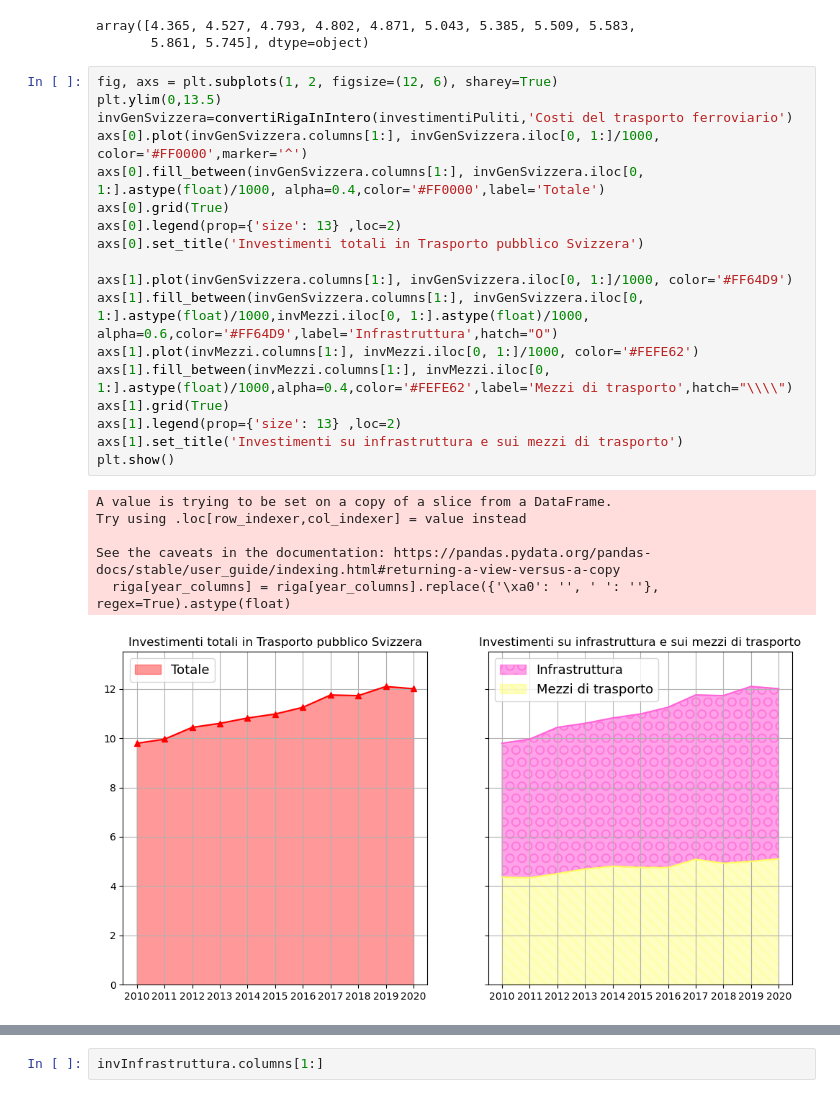
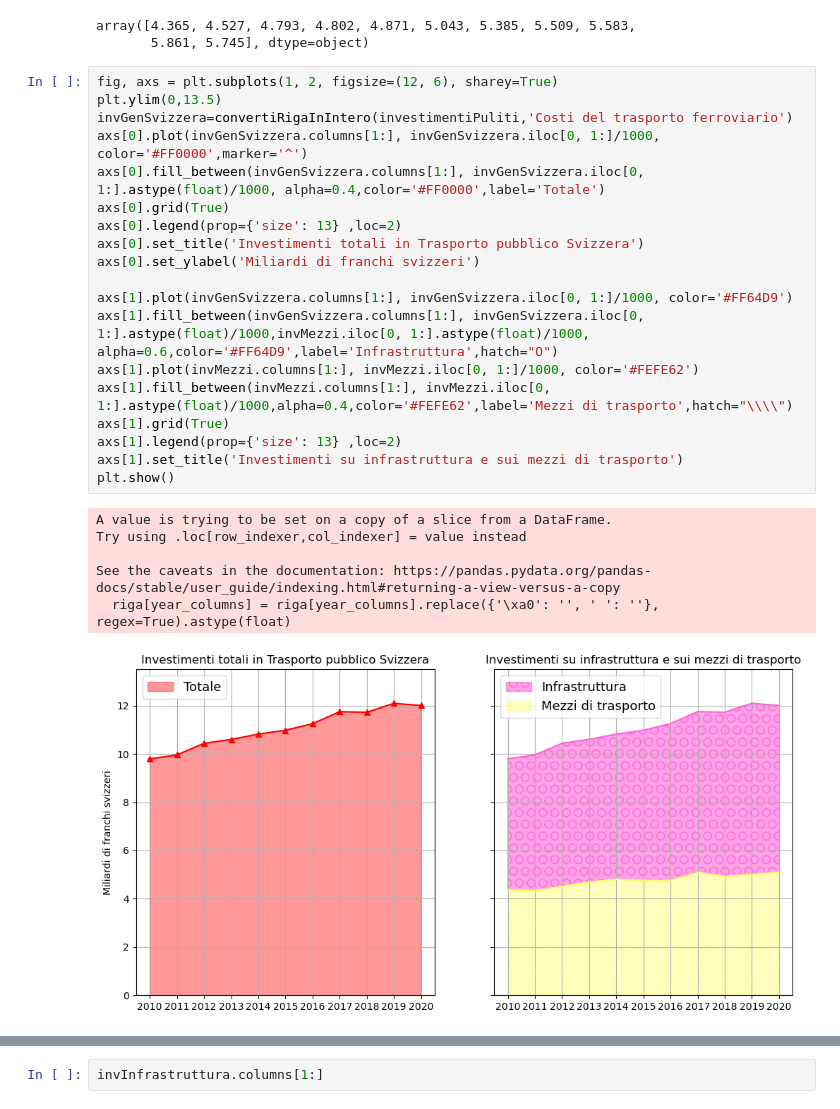
Before and after one commit to alemele01/vs24, a Jupyter notebook: investimentiSvizzeri.ipynb, the cells around one changed output, grey strips where cells are left out. Saved outputs shown, nothing was run; the diff lists cells and outputs as text.

```diff
--- a/investimentiSvizzeri.ipynb
+++ b/investimentiSvizzeri.ipynb
@@ -177,28 +181,29 @@ array([4.365, 4.527, 4.793, 4.802, 4.871, 5.043, 5.385, 5.509, 5.583,
 # %%
 fig, axs = plt.subplots(1, 2, figsize=(12, 6), sharey=True)
 plt.ylim(0,13.5)
 invGenSvizzera=convertiRigaInIntero(investimentiPuliti,'Costi del trasporto ferroviario')
 axs[0].plot(invGenSvizzera.columns[1:], invGenSvizzera.iloc[0, 1:]/1000, color='#FF0000',marker='^')
 axs[0].fill_between(invGenSvizzera.columns[1:], invGenSvizzera.iloc[0, 1:].astype(float)/1000, alpha=0.4,color='#FF0000',label='Totale')
 axs[0].grid(True)
 axs[0].legend(prop={'size': 13} ,loc=2)
 axs[0].set_title('Investimenti totali in Trasporto pubblico Svizzera')
+axs[0].set_ylabel('Miliardi di franchi svizzeri')
 
 axs[1].plot(invGenSvizzera.columns[1:], invGenSvizzera.iloc[0, 1:]/1000, color='#FF64D9')
 axs[1].fill_between(invGenSvizzera.columns[1:], invGenSvizzera.iloc[0, 1:].astype(float)/1000,invMezzi.iloc[0, 1:].astype(float)/1000, alpha=0.6,color='#FF64D9',label='Infrastruttura',hatch="O")
 axs[1].plot(invMezzi.columns[1:], invMezzi.iloc[0, 1:]/1000, color='#FEFE62')
 axs[1].fill_between(invMezzi.columns[1:], invMezzi.iloc[0, 1:].astype(float)/1000,alpha=0.4,color='#FEFE62',label='Mezzi di trasporto',hatch="\\\\")
 axs[1].grid(True)
 axs[1].legend(prop={'size': 13} ,loc=2)
 axs[1].set_title('Investimenti su infrastruttura e sui mezzi di trasporto')
 plt.show()
 # %% [output]
 A value is trying to be set on a copy of a slice from a DataFrame.
 Try using .loc[row_indexer,col_indexer] = value instead
 
 See the caveats in the documentation: https://pandas.pydata.org/pandas-docs/stable/user_guide/indexing.html#returning-a-view-versus-a-copy
   riga[year_columns] = riga[year_columns].replace({'\xa0': '', ' ': ''}, regex=True).astype(float)
-[figure, old version]
+[figure, new version]
 # %%
 fig, axs = plt.subplots(1, 3, figsize=(20, 6))
 axs[0].set_ylim(0,13.5)
```
Also changed, not shown: parts of 20 cells of this notebook, 1 other file.
